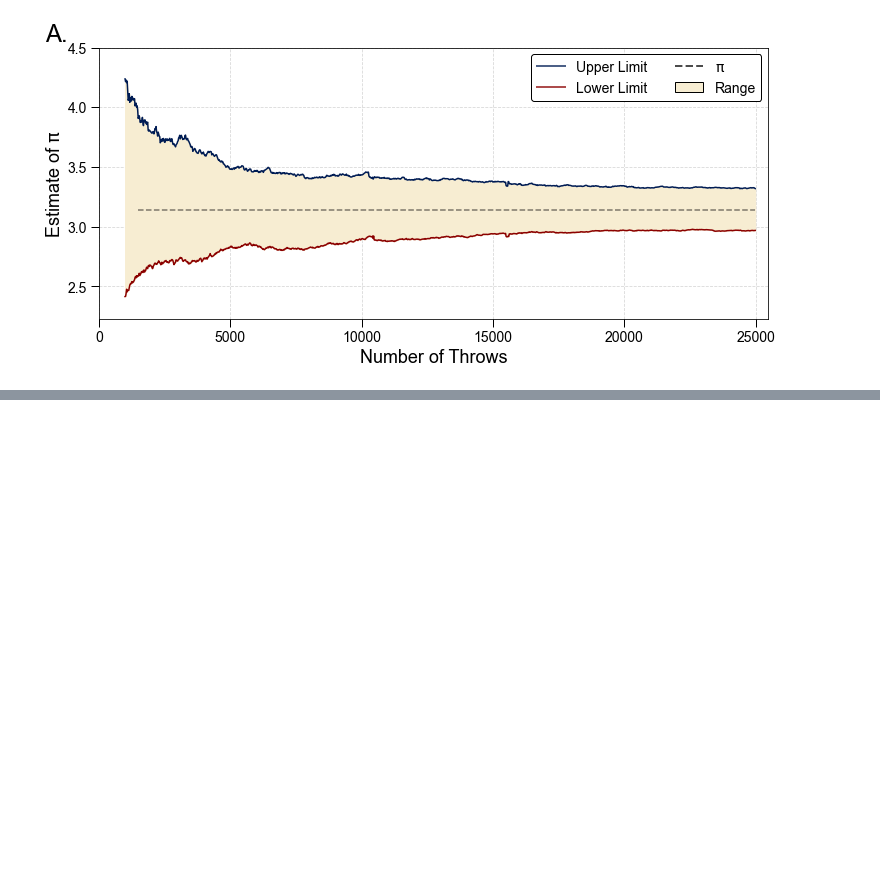
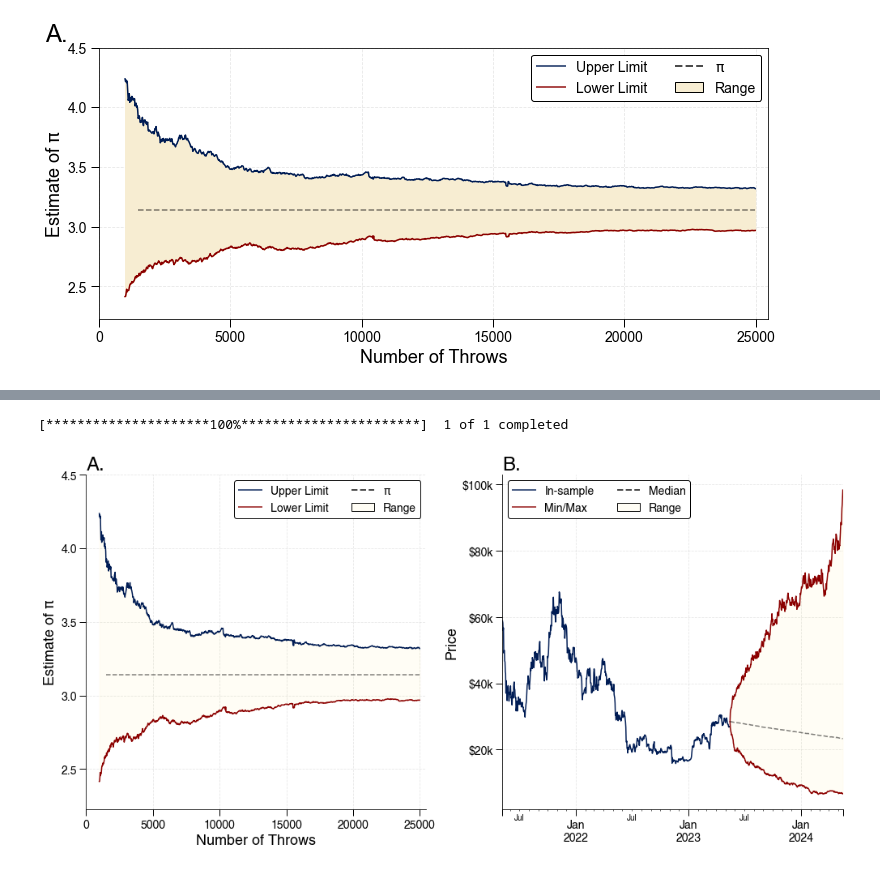
Before and after one commit to crahal/seeds, a Jupyter notebook: src/visualization_notebook.ipynb, the cells around one changed output, grey strips where cells are left out. Saved outputs shown, nothing was run; the diff lists cells and outputs as text; code cells hidden in the pictures; blank space fills up the shorter version.

```diff
--- a/src/visualization_notebook.ipynb
+++ b/src/visualization_notebook.ipynb
@@ -50,0 +85,5 @@ buffons_plotter(df, figure_path)
+# %%
+combine_buffon_and_rw(figure_path)
+# %% [output]
+[*********************100%***********************]  1 of 1 completed
+[figure, added]
```
Also changed, not shown: parts of 6 cells of this notebook, 14 other files.
